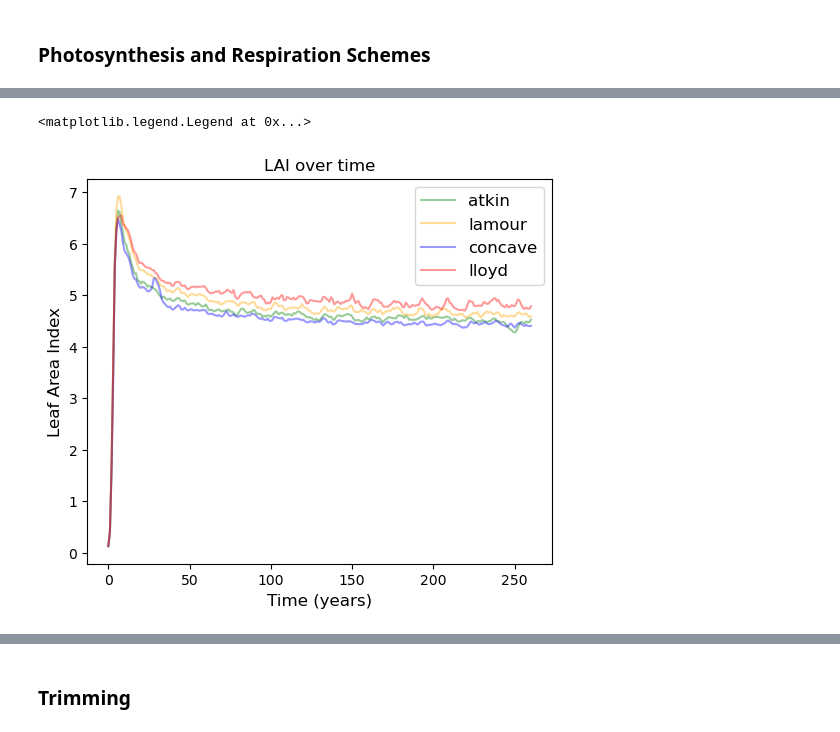
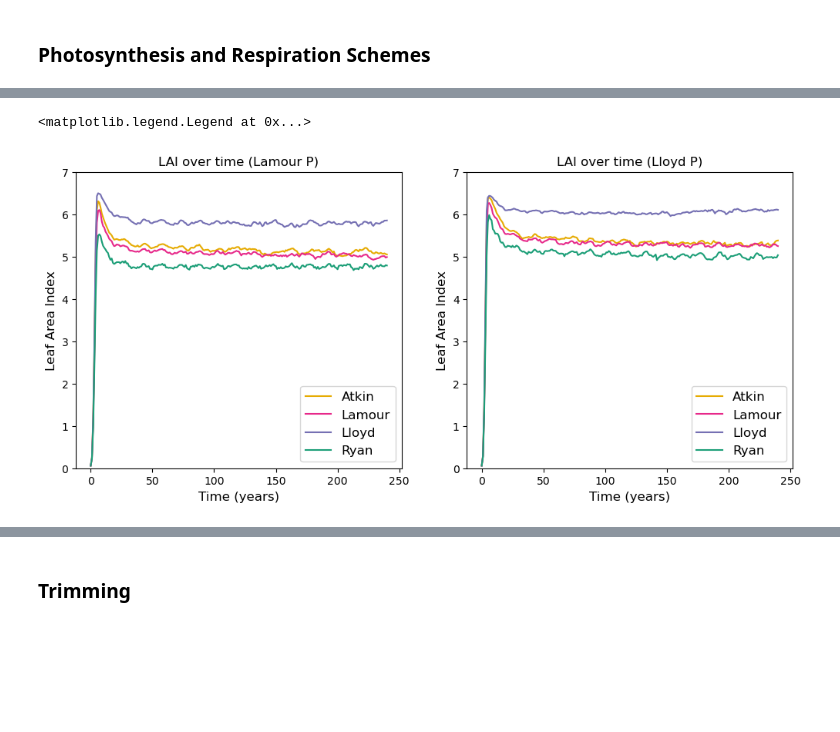
Before and after one commit to dey3434/suli_internship, a Jupyter notebook: SULI Project - Benchmarking and Testing.ipynb, the cells around one changed output, grey strips where cells are left out. Saved outputs shown, nothing was run; the diff lists cells and outputs as text; code cells hidden in the pictures; blank space fills up the shorter version.

Commit message:
final plots made with 8 combinations of respiration and photosynthesis models. changes to plot code.

```diff
--- a/SULI Project - Benchmarking and Testing.ipynb
+++ b/SULI Project - Benchmarking and Testing.ipynb
@@ -110,7 +110,11 @@ bcie2time = bcie2.variables['time'] / 365
 #bcie3 = '/Users/sharmiladey/Desktop/bci_ensemble_2pfts_vert_scaling.Eb645be3aa2-Ff47577fa.2023-07-03.h0.ensemble.sofar.nc'
 #2pfts, 50 years, 3 leaf layers
 #bcie3 = '/Users/sharmiladey/Desktop/bci_ensemble_2pfts_vert_scaling.Eb645be3aa2-Ff47577fa.2023-07-05.h0.ensemble.sofar.nc'
-bcie3 = '/Users/sharmiladey/Desktop/bci_ensemble_2pfts_vert_scaling_slatop1.5.Eb645be3aa2-Ff47577fa.2023-07-05.h0.ensemble.sofar.nc'
+#-------
+#bcie3 = '/Users/sharmiladey/Desktop/bci_ensemble_2pfts_vert_scaling_slatop1.5.Eb645be3aa2-Ff47577fa.2023-07-05.h0.ensemble.sofar.nc'
+#first run with all 8 models! has a fates bug tho
+#bcie3 = '/Users/sharmiladey/Desktop/bci_ensemble_2pfts_vert_vcmax_scaling.Eb645be3aa2-F00b6500c.2023-07-14.h0.ensemble.sofar.nc'
+bcie3 = '/Users/sharmiladey/Desktop/bci_ensemble_2pfts_vert_vcmax_scaling.Eb645be3aa2-F2cdbefb8.2023-07-17.h0.ensemble.sofar.nc'
 bcie3 = xr.open_dataset(bcie3, decode_times=False)
 bcie3time = bcie3.variables['time'] / 365
 
@@ -150,0 +141,13 @@ print(optimizedParameters)
+# %%
+paired = cm.get_cmap('Paired', 10)
+colormap = paired(range(10))
+
+#f1ax0.plot(cumulative_lai, nscaler_lloyd, color=colormap[0], label='Lloyd')
+#f1ax0.plot(cumulative_lai, nscaler_lloyd, color=colormap[3], label='Atkin')
+#f1ax0.plot(cumulative_lai, nscaler_lamour, color=colormap[5], label='Lamour')
+#f1ax0.plot(cumulative_lai, nscaler_lloyd, color=colormap[2], label='Ryan')
+
+set3 = cm.get_cmap('Dark2', 11)
+colormap2 = set3(range(11))
+
+print(bcie3time)
@@ -543,21 +592,32 @@ f1ax3.legend(prop={'size':12})
 # %%
 ninst = len(bcie3.variables['lon'])
 bcisw = [4, 5, 10, 10, 10, 10, 50, 100, 300]
 
 lai = bcie3.FATES_LAI
 
-fig1, ((f1ax0)) = plt.subplots(nrows=1, ncols=1, figsize=(6, 5))
+fig1, ((f1ax0, f1ax1)) = plt.subplots(nrows=1, ncols=2, figsize=(12, 5))
 
-f1ax0.plot(bcie3time, lai[0,:], color='green', label='atkin', alpha = 0.4)
-f1ax0.plot(bcie3time, lai[1,:], color='orange', label='lamour', alpha = 0.4)
-f1ax0.plot(bcie3time, lai[2,:], color='blue', label='concave', alpha = 0.4)
-f1ax0.plot(bcie3time, lai[3,:], color='red', label='lloyd', alpha = 0.4)
-f1ax0.set_title(r'LAI over time', fontsize=12)
+f1ax0.plot(bcie3time, lai[0,:], color=colormap2[7], label='Atkin')
+f1ax0.plot(bcie3time, lai[1,:], color=colormap2[4], label='Lamour')
+f1ax0.plot(bcie3time, lai[2,:], color=colormap2[3], label='Lloyd')
+f1ax0.plot(bcie3time, lai[3,:], color=colormap2[0], label='Ryan')
+f1ax0.set_title(r'LAI over time (Lamour P)', fontsize=12)
 f1ax0.set_xlabel(r'Time (years)', fontsize=12)
 f1ax0.set_ylabel(r'Leaf Area Index', fontsize=12)
+f1ax0.set_ylim(0, 7)
 f1ax0.legend(prop={'size':12})
 
+f1ax1.plot(bcie3time, lai[4,:], color=colormap2[7], label='Atkin')
+f1ax1.plot(bcie3time, lai[5,:], color=colormap2[4], label='Lamour')
+f1ax1.plot(bcie3time, lai[6,:], color=colormap2[3], label='Lloyd')
+f1ax1.plot(bcie3time, lai[7,:], color=colormap2[0], label='Ryan')
+f1ax1.set_title(r'LAI over time (Lloyd P)', fontsize=12)
+f1ax1.set_xlabel(r'Time (years)', fontsize=12)
+f1ax1.set_ylabel(r'Leaf Area Index', fontsize=12)
+f1ax1.set_ylim(0, 7)
+f1ax1.legend(prop={'size':12})
+
 #Conclusion: all of our proposed models show lower lai than the original model
 # %% [output]
 <matplotlib.legend.Legend at 0x...>
-[figure, old version]
+[figure, new version]
```
Also changed, not shown: parts of 21 cells of this notebook.
